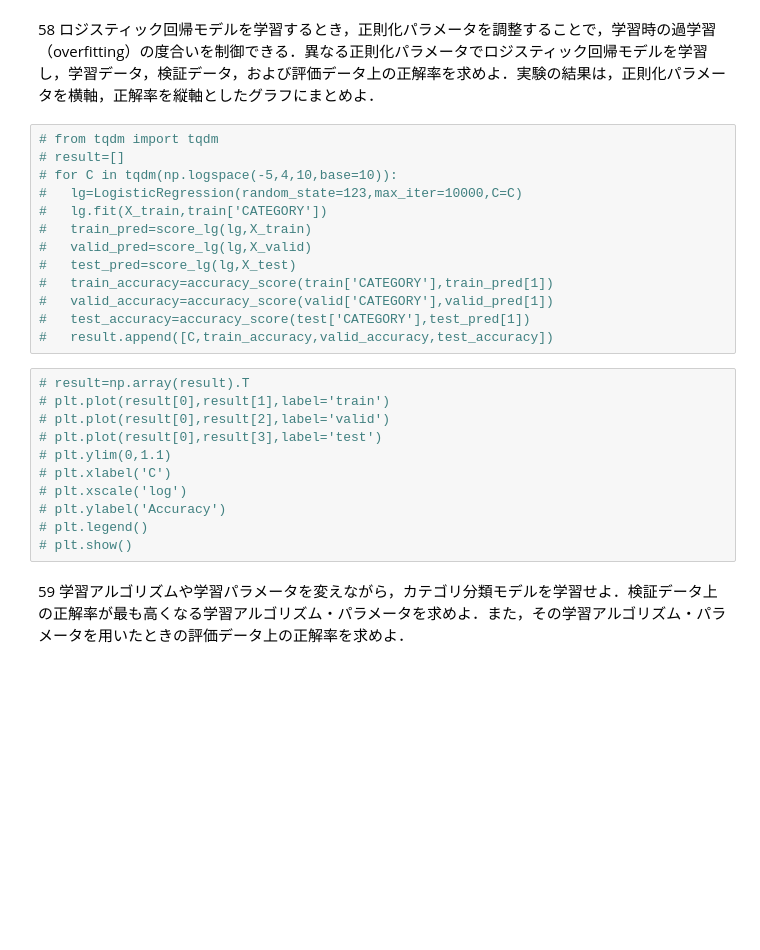
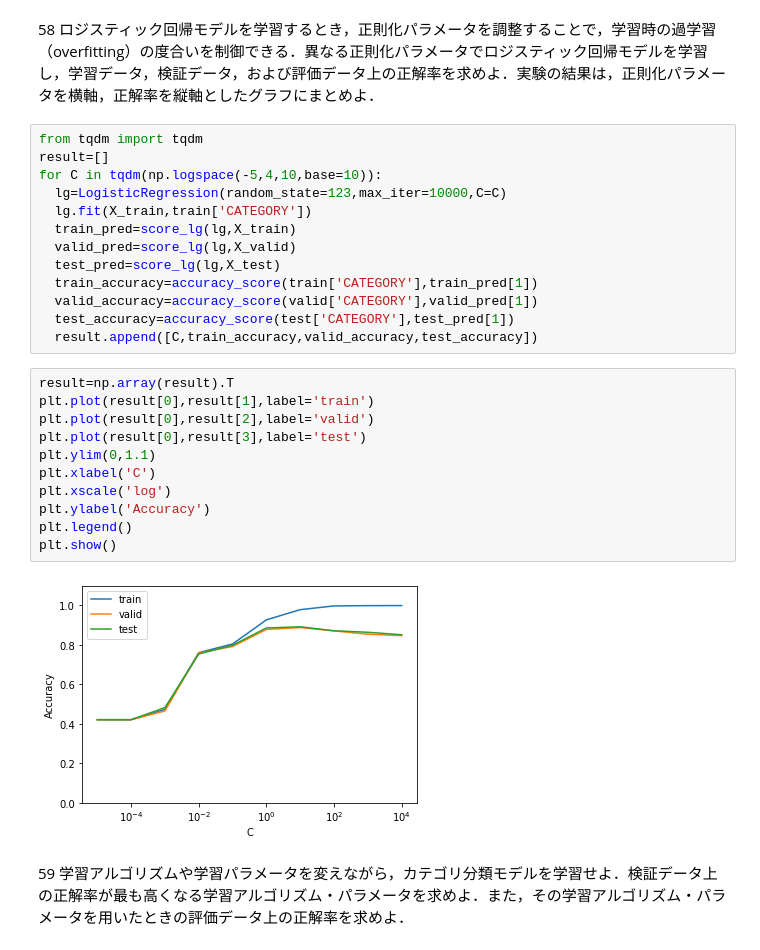
Before and after one commit to bird0401/NLP_100_knock, a Jupyter notebook: chap6.ipynb, the cells around one changed output. Cells and saved outputs as stored; diff of their text form; blank space fills up the shorter version.

```diff
--- a/chap6.ipynb
+++ b/chap6.ipynb
@@ -277,29 +267,31 @@ for c,coef in zip(lg.classes_,lg.coef_):
 # %% [markdown]
 58 ロジスティック回帰モデルを学習するとき，正則化パラメータを調整することで，学習時の過学習（overfitting）の度合いを制御できる．異なる正則化パラメータでロジスティック回帰モデルを学習し，学習データ，検証データ，および評価データ上の正解率を求めよ．実験の結果は，正則化パラメータを横軸，正解率を縦軸としたグラフにまとめよ．
 # %%
-# from tqdm import tqdm
-# result=[]
-# for C in tqdm(np.logspace(-5,4,10,base=10)):
-#   lg=LogisticRegression(random_state=123,max_iter=10000,C=C)
-#   lg.fit(X_train,train['CATEGORY'])
-#   train_pred=score_lg(lg,X_train)
-#   valid_pred=score_lg(lg,X_valid)
-#   test_pred=score_lg(lg,X_test)
-#   train_accuracy=accuracy_score(train['CATEGORY'],train_pred[1])
-#   valid_accuracy=accuracy_score(valid['CATEGORY'],valid_pred[1])
-#   test_accuracy=accuracy_score(test['CATEGORY'],test_pred[1])
-#   result.append([C,train_accuracy,valid_accuracy,test_accuracy])
+from tqdm import tqdm
+result=[]
+for C in tqdm(np.logspace(-5,4,10,base=10)):
+  lg=LogisticRegression(random_state=123,max_iter=10000,C=C)
+  lg.fit(X_train,train['CATEGORY'])
+  train_pred=score_lg(lg,X_train)
+  valid_pred=score_lg(lg,X_valid)
+  test_pred=score_lg(lg,X_test)
+  train_accuracy=accuracy_score(train['CATEGORY'],train_pred[1])
+  valid_accuracy=accuracy_score(valid['CATEGORY'],valid_pred[1])
+  test_accuracy=accuracy_score(test['CATEGORY'],test_pred[1])
+  result.append([C,train_accuracy,valid_accuracy,test_accuracy])
 # %%
-# result=np.array(result).T
-# plt.plot(result[0],result[1],label='train')
-# plt.plot(result[0],result[2],label='valid')
-# plt.plot(result[0],result[3],label='test')
-# plt.ylim(0,1.1)
-# plt.xlabel('C')
-# plt.xscale('log')
-# plt.ylabel('Accuracy')
-# plt.legend()
-# plt.show()
+result=np.array(result).T
+plt.plot(result[0],result[1],label='train')
+plt.plot(result[0],result[2],label='valid')
+plt.plot(result[0],result[3],label='test')
+plt.ylim(0,1.1)
+plt.xlabel('C')
+plt.xscale('log')
+plt.ylabel('Accuracy')
+plt.legend()
+plt.show()
+# %% [output]
+[figure, added]
 # %% [markdown]
 59 学習アルゴリズムや学習パラメータを変えながら，カテゴリ分類モデルを学習せよ．検証データ上の正解率が最も高くなる学習アルゴリズム・パラメータを求めよ．また，その学習アルゴリズム・パラメータを用いたときの評価データ上の正解率を求めよ．
 # %%
```
Also changed, not shown: parts of 8 cells of this notebook.
